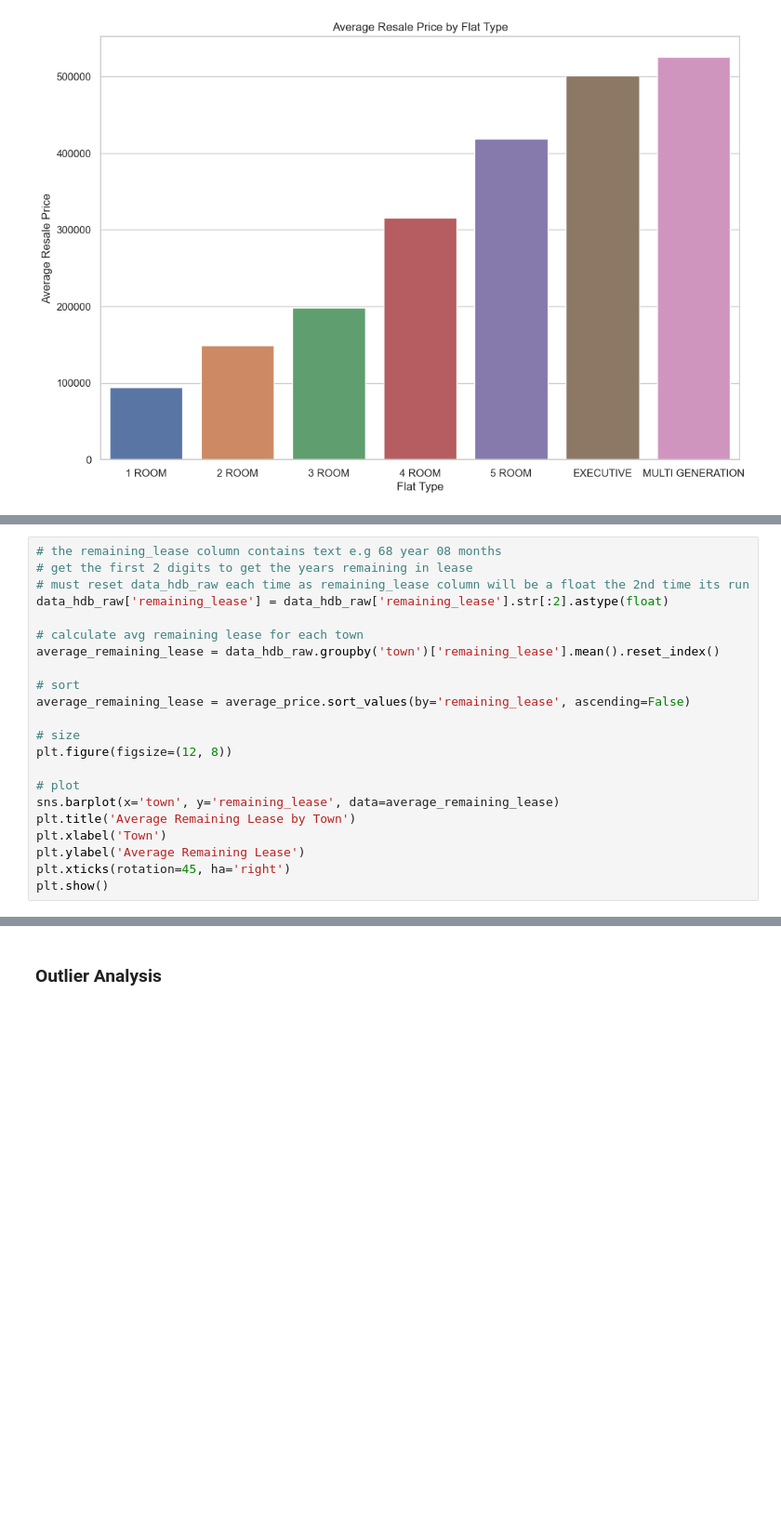
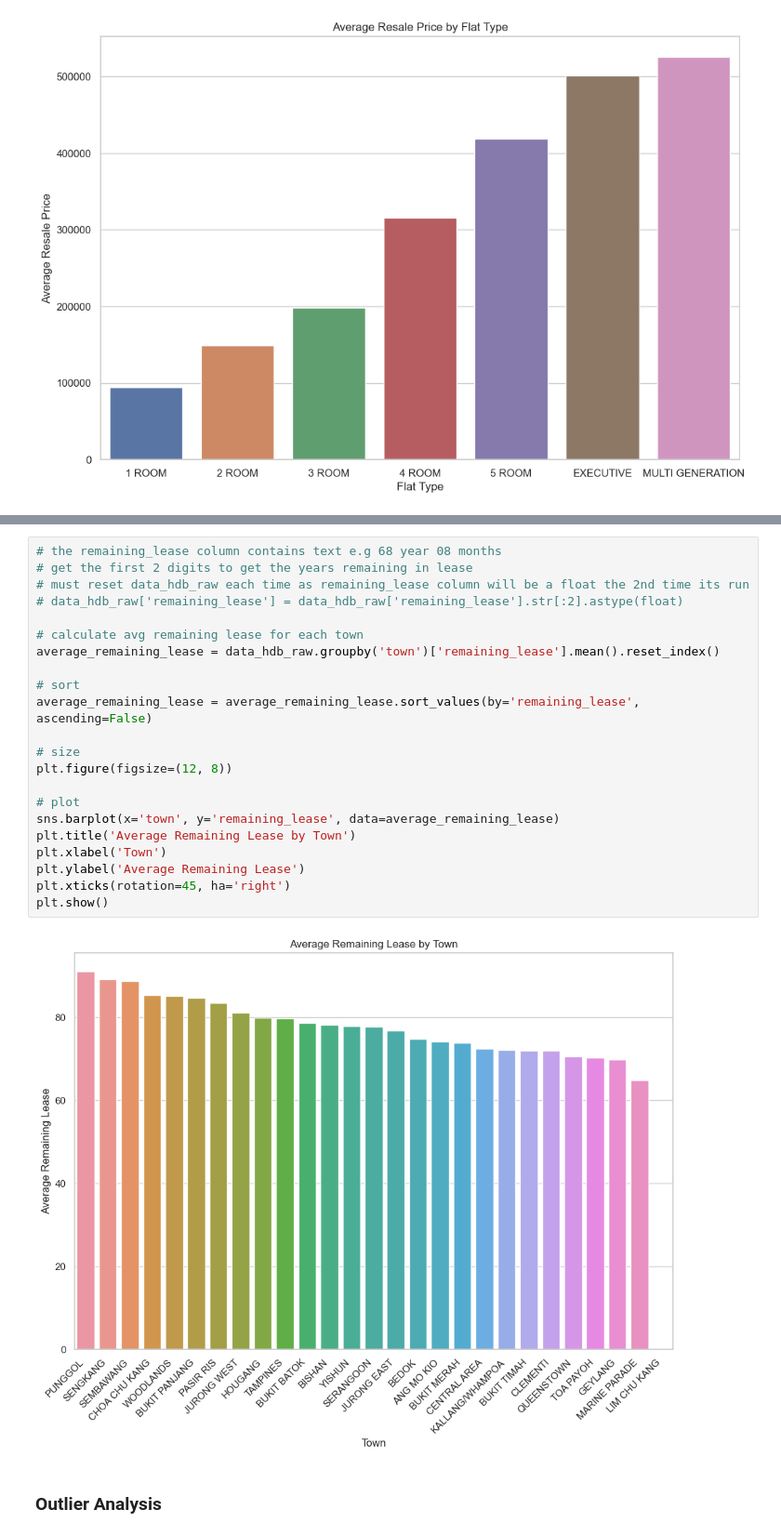
Before and after one commit to kkinmunn/is4303_hdbresale, a Jupyter notebook: eda/eda.ipynb, the cells around one changed output, grey strips where cells are left out. Shown at 93% size. Cells and saved outputs as stored; diff of their text form; blank space fills up the shorter version.

```diff
--- a/eda/eda.ipynb
+++ b/eda/eda.ipynb
@@ -368,22 +336,0 @@ plt.show()
-# %%
-# the remaining_lease column contains text e.g 68 year 08 months
-# get the first 2 digits to get the years remaining in lease
-# must reset data_hdb_raw each time as remaining_lease column will be a float the 2nd time its run
-data_hdb_raw['remaining_lease'] = data_hdb_raw['remaining_lease'].str[:2].astype(float)
-
-# calculate avg remaining lease for each town
-average_remaining_lease = data_hdb_raw.groupby('town')['remaining_lease'].mean().reset_index()
-
-# sort
-average_remaining_lease = average_price.sort_values(by='remaining_lease', ascending=False)
-
-# size
-plt.figure(figsize=(12, 8))
-
-# plot
-sns.barplot(x='town', y='remaining_lease', data=average_remaining_lease)
-plt.title('Average Remaining Lease by Town')
-plt.xlabel('Town')
-plt.ylabel('Average Remaining Lease')
-plt.xticks(rotation=45, ha='right')
-plt.show()
@@ -392,3 +390,27 @@ plt.show()
+# %%
+# the remaining_lease column contains text e.g 68 year 08 months
+# get the first 2 digits to get the years remaining in lease
+# must reset data_hdb_raw each time as remaining_lease column will be a float the 2nd time its run
+# data_hdb_raw['remaining_lease'] = data_hdb_raw['remaining_lease'].str[:2].astype(float)
+
+# calculate avg remaining lease for each town
+average_remaining_lease = data_hdb_raw.groupby('town')['remaining_lease'].mean().reset_index()
+
+# sort
+average_remaining_lease = average_remaining_lease.sort_values(by='remaining_lease', ascending=False)
+
+# size
+plt.figure(figsize=(12, 8))
+
+# plot
+sns.barplot(x='town', y='remaining_lease', data=average_remaining_lease)
+plt.title('Average Remaining Lease by Town')
+plt.xlabel('Town')
+plt.ylabel('Average Remaining Lease')
+plt.xticks(rotation=45, ha='right')
+plt.show()
+# %% [output]
+[figure, added]
 # %% [markdown]
 ### Outlier Analysis
 # %%
```
Also changed, not shown: parts of 12 cells of this notebook.
